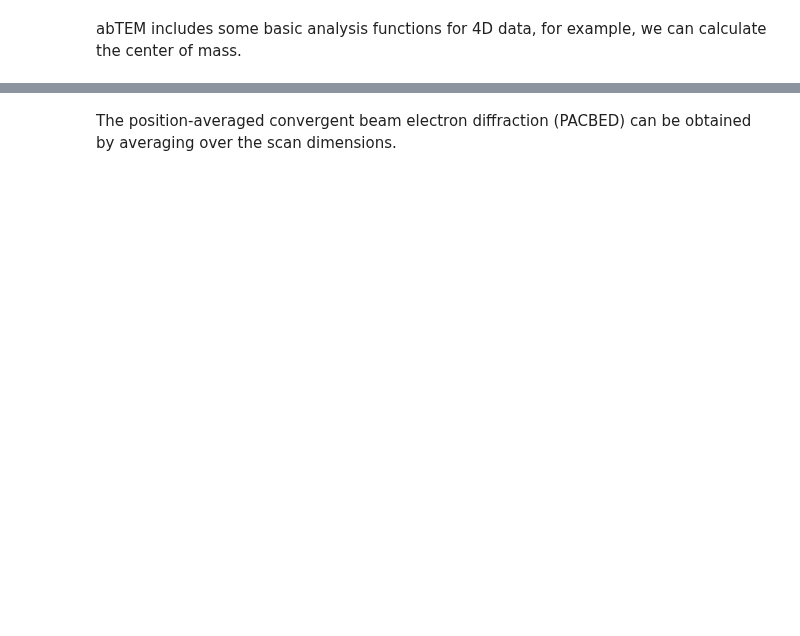
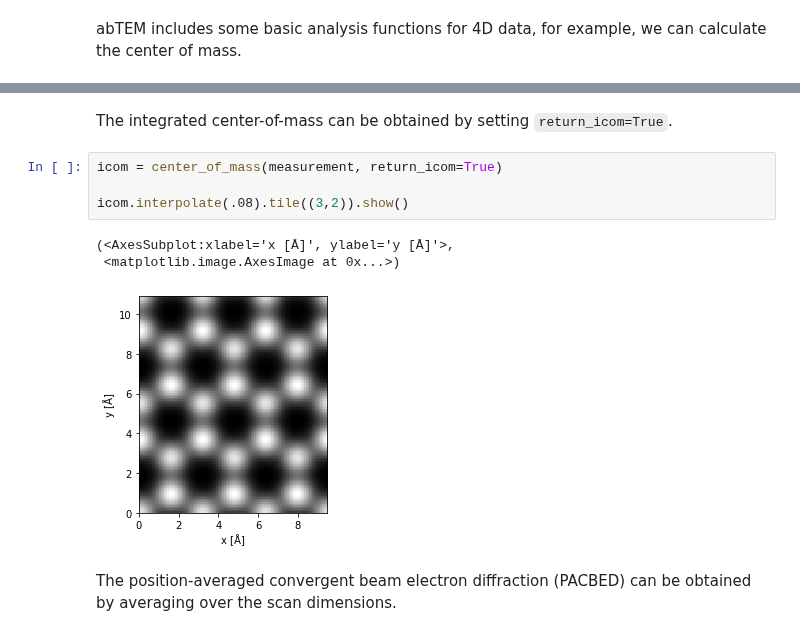
Before and after one commit to abTEM/abTEM, a Jupyter notebook: examples/quickstart/quick_4d-stem.ipynb, the cells around one changed output, grey strips where cells are left out. Saved outputs shown, nothing was run; the diff lists cells and outputs as text; blank space fills up the shorter version.

```diff
--- a/examples/quickstart/quick_4d-stem.ipynb
+++ b/examples/quickstart/quick_4d-stem.ipynb
@@ -129,3 +126,13 @@ com_y.tile((3, 2)).interpolate(.1).show(ax=ax2, colorbar=True);
+# %% [markdown]
+The integrated center-of-mass can be obtained by setting `return_icom=True`.
+# %%
+icom = center_of_mass(measurement, return_icom=True)
+
+icom.interpolate(.08).tile((3,2)).show()
+# %% [output]
+(<AxesSubplot:xlabel='x [Å]', ylabel='y [Å]'>,
+ <matplotlib.image.AxesImage at 0x...>)
+[figure, added]
 # %% [markdown]
 The position-averaged convergent beam electron diffraction (PACBED) can be obtained by averaging over the scan dimensions.
 # %%
```
Also changed, not shown: parts of 8 cells of this notebook, 8 other files.
